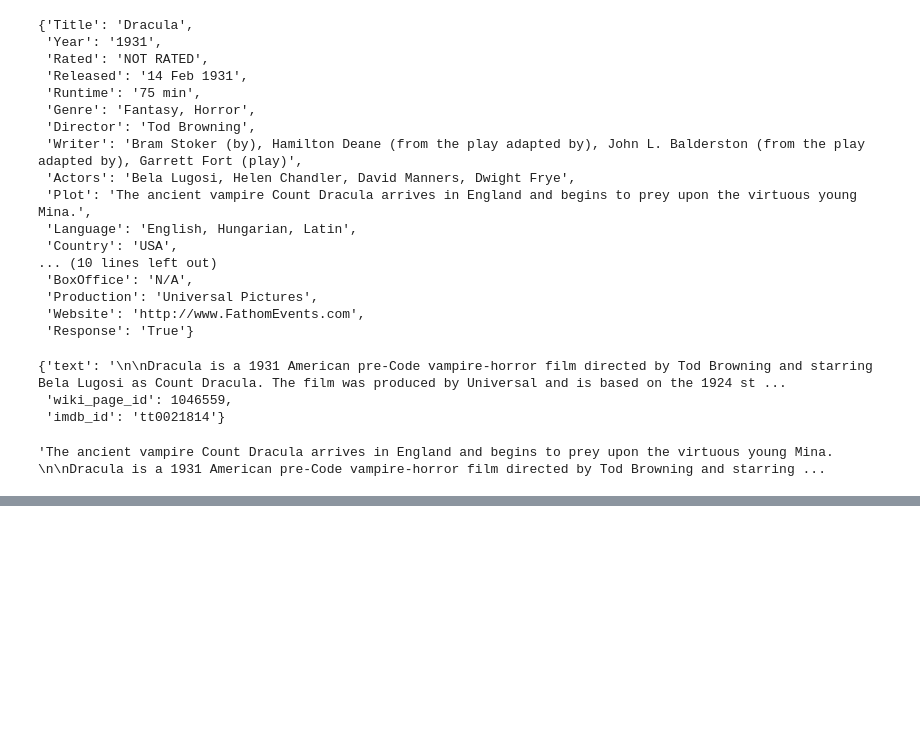
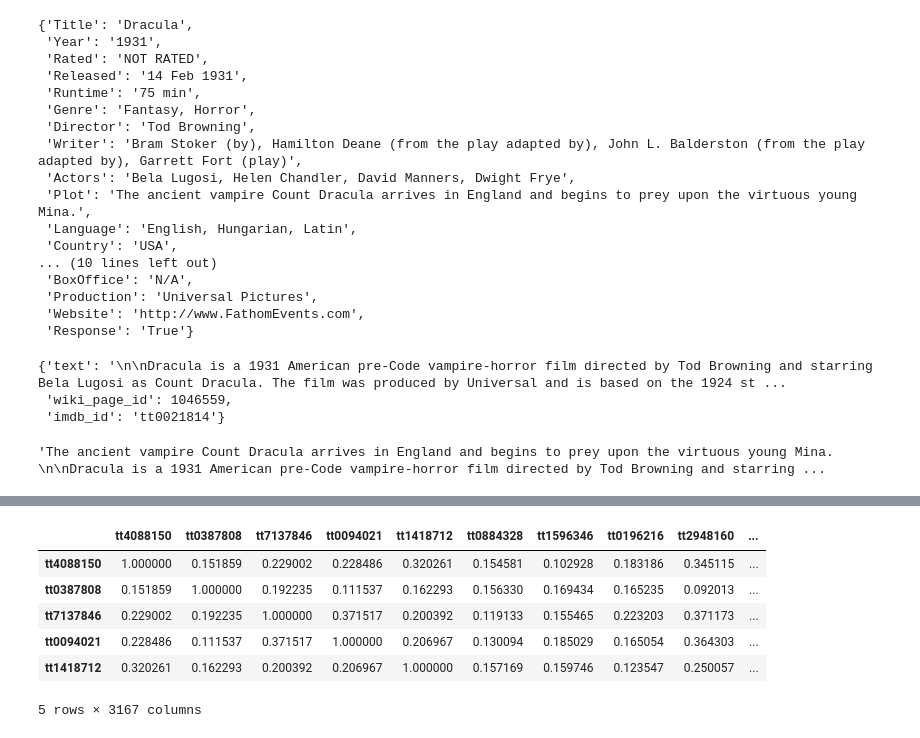
Before and after one commit to arielszabo/FindMeMoreLike, a Jupyter notebook: PlayFindMeMore.ipynb, the cells around one changed output, grey strips where cells are left out. Drawn from its saved outputs; the diff is of its cells as text; code cells hidden in the pictures; blank space fills up the shorter version.

```diff
--- a/PlayFindMeMore.ipynb
+++ b/PlayFindMeMore.ipynb
@@ -164,0 +125,15 @@ token_text(full_text, remove_stop_words=False, remove_punctuations=False, remove
+# %%
+from sklearn import metrics
+
+cosine_similarity = metrics.pairwise.cosine_similarity(vecs_df)
+cosine_similarity_df = pd.DataFrame(cosine_similarity, index=vecs_df.index, columns=vecs_df.index)
+
+cosine_similarity_df.head()
+# %% [output]
+|  | tt4088150 | tt0387808 | tt7137846 | tt0094021 | tt1418712 | tt0884328 | tt1596346 | tt0196216 | tt2948160 | ... |
+| tt4088150 | 1.000000 | 0.151859 | 0.229002 | 0.228486 | 0.320261 | 0.154581 | 0.102928 | 0.183186 | 0.345115 | ... |
+| tt0387808 | 0.151859 | 1.000000 | 0.192235 | 0.111537 | 0.162293 | 0.156330 | 0.169434 | 0.165235 | 0.092013 | ... |
+| tt7137846 | 0.229002 | 0.192235 | 1.000000 | 0.371517 | 0.200392 | 0.119133 | 0.155465 | 0.223203 | 0.371173 | ... |
+| tt0094021 | 0.228486 | 0.111537 | 0.371517 | 1.000000 | 0.206967 | 0.130094 | 0.185029 | 0.165054 | 0.364303 | ... |
+| tt1418712 | 0.320261 | 0.162293 | 0.200392 | 0.206967 | 1.000000 | 0.157169 | 0.159746 | 0.123547 | 0.250057 | ... |
+5 rows × 3167 columns
```
Also changed, not shown: parts of 15 cells of this notebook, 1 other file.
